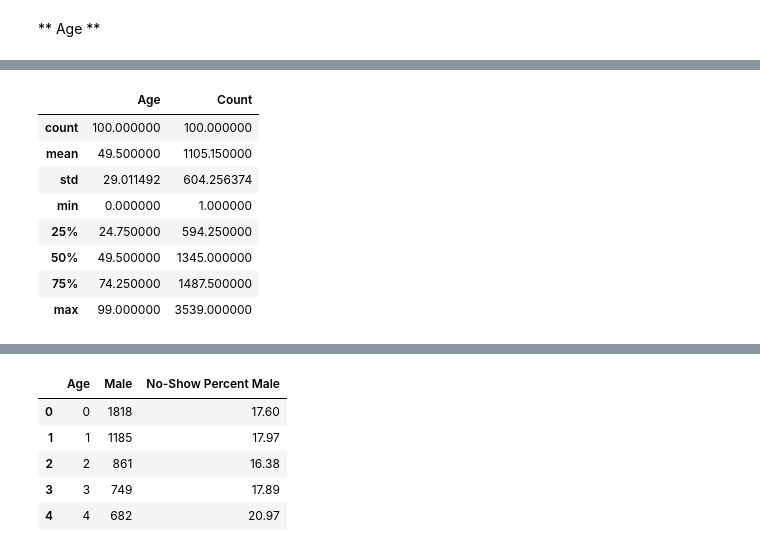
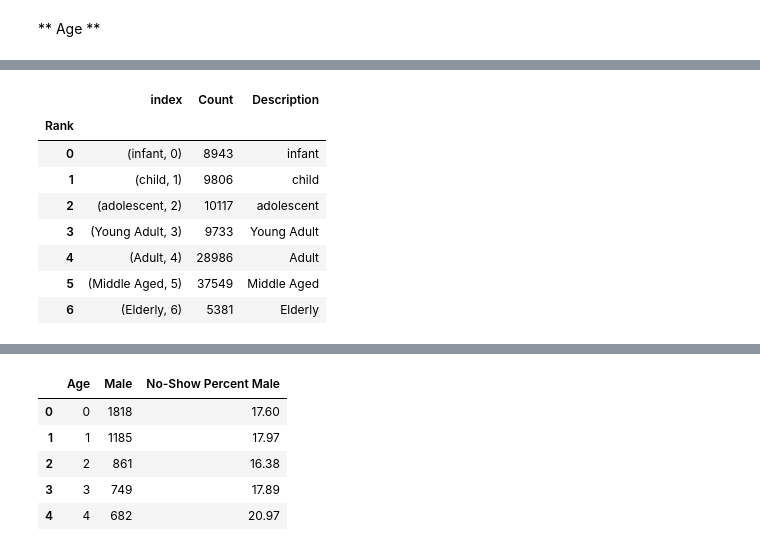
Before and after one commit to dabaker6/Kaggle, a Jupyter notebook: patient-no-show/Higher or Lower - Exploratory Data Analysis.ipynb, the cells around one changed output, grey strips where cells are left out. Cells and saved outputs as stored; diff of their text form; code cells hidden in the pictures.

```diff
--- a/patient-no-show/Higher or Lower - Exploratory Data Analysis.ipynb
+++ b/patient-no-show/Higher or Lower - Exploratory Data Analysis.ipynb
@@ -325,3 +322,23 @@ sns.barplot(x='Hour',y='No-Show Percent',data=df_time,color='red')
 There is an overall trend of an increased percentage of no-show patients throughout the day. However the large increase at the end of the day is negated by there only being 3 data points at 21:00.
 # %% [markdown]
 ** Age **
+# %%
+def set_age_group(x):
+    """Set an age range
+    """
+    if x <=3:
+        return 'infant',0
+    elif x <=10:
+        return 'child',1
+    elif x <=18:
+        return 'adolescent',2
+    elif x <= 25:
+        return 'Young Adult',3
+    elif x <= 45:
+        return 'Adult',4
+    elif x <= 75:
+        return 'Middle Aged',5
+    else:
+        return 'Elderly',6
+# %%
+df['Age_Range'] = df['Age'].apply(lambda x: set_age_group(x))
@@ -328,21 +365,23 @@ There is an overall trend of an increased percentage of no-show patients through
 # %%
 # Create a DataFrame with value counts of patients ages
-df_ages = pd.DataFrame(df['Age'].value_counts())
+df_ages = pd.DataFrame(df['Age_Range'].value_counts())
 # %%
 # Clean up DataFrame
+df_ages.reset_index(inplace=True)
+df_ages['Description'],df_ages['Rank'] = zip(*df_ages['index'])
+df_ages.set_index('Rank',inplace=True)
 df_ages.sort_index(inplace=True)
-df_ages.reset_index(inplace=True)
-df_ages.rename(columns={'Age':'Count','index':'Age'},inplace=True)
+df_ages.rename(columns={'Age_Range':'Count'},inplace=True)
 # %%
-df_ages.describe()
+df_ages
 # %% [output]
-|  | Age | Count |
-| count | 100.000000 | 100.000000 |
-| mean | 49.500000 | 1105.150000 |
-| std | 29.011492 | 604.256374 |
-| min | 0.000000 | 1.000000 |
-| 25% | 24.750000 | 594.250000 |
-| 50% | 49.500000 | 1345.000000 |
-| 75% | 74.250000 | 1487.500000 |
-| max | 99.000000 | 3539.000000 |
+|  | index | Count | Description |
+| Rank |  |  |  |
+| 0 | (infant, 0) | 8943 | infant |
+| 1 | (child, 1) | 9806 | child |
+| 2 | (adolescent, 2) | 10117 | adolescent |
+| 3 | (Young Adult, 3) | 9733 | Young Adult |
+| 4 | (Adult, 4) | 28986 | Adult |
+| 5 | (Middle Aged, 5) | 37549 | Middle Aged |
+| 6 | (Elderly, 6) | 5381 | Elderly |
 # %%
```
Also changed, not shown: parts of 43 cells of this notebook.
